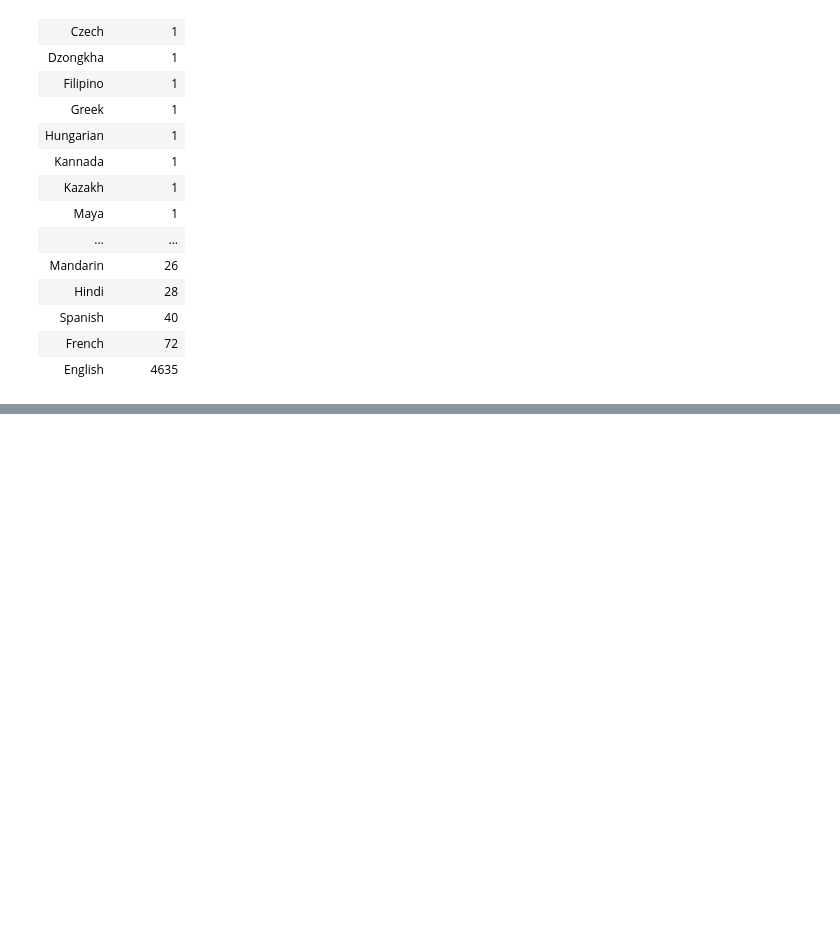
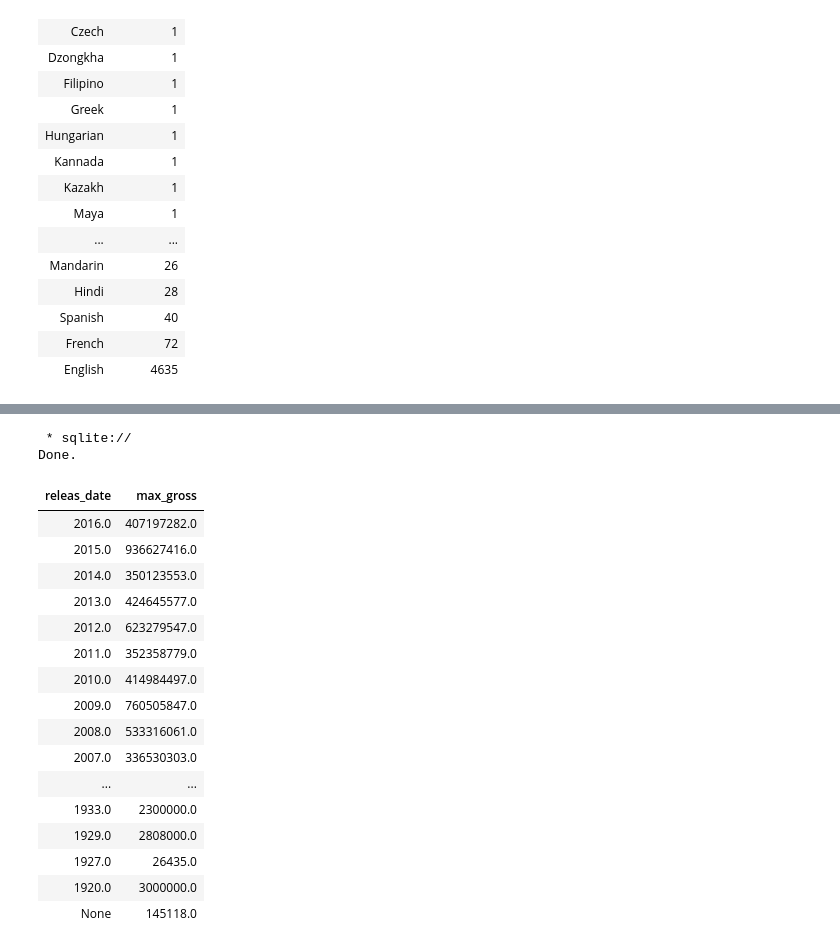
Before and after one commit to UznetDev/Data-science-home-work, a Jupyter notebook: 20_Avg_2024_home_work.ipynb, the cells around one changed output, grey strips where cells are left out. Drawn from its saved outputs; the diff is of its cells as text; code cells hidden in the pictures; blank space fills up the shorter version.

```diff
--- a/20_Avg_2024_home_work.ipynb
+++ b/20_Avg_2024_home_work.ipynb
@@ -343,0 +370,26 @@ Done.
+# %%
+%%sql SELECT releas_date, MAX(gross) AS max_gross
+FROM films
+WHERE gross IS NOT NULL
+GROUP BY releas_date
+ORDER BY releas_date DESC;
+# %% [output]
+ * sqlite://
+Done.
+| releas_date | max_gross |
+| 2016.0 | 407197282.0 |
+| 2015.0 | 936627416.0 |
+| 2014.0 | 350123553.0 |
+| 2013.0 | 424645577.0 |
+| 2012.0 | 623279547.0 |
+| 2011.0 | 352358779.0 |
+| 2010.0 | 414984497.0 |
+| 2009.0 | 760505847.0 |
+| 2008.0 | 533316061.0 |
+| 2007.0 | 336530303.0 |
+| ... | ... |
+| 1933.0 | 2300000.0 |
+| 1929.0 | 2808000.0 |
+| 1927.0 | 26435.0 |
+| 1920.0 | 3000000.0 |
+| None | 145118.0 |
```
Also changed, not shown: parts of 5 cells of this notebook.
